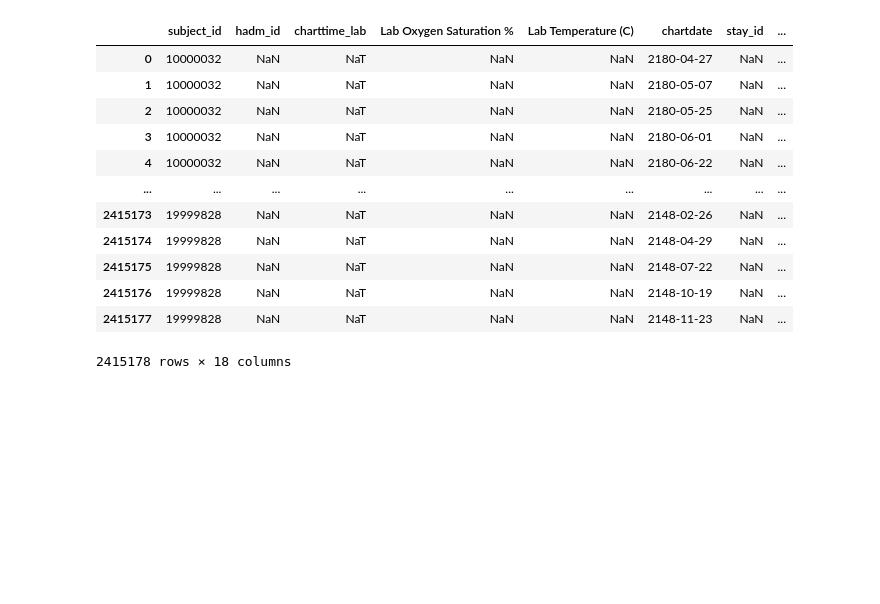
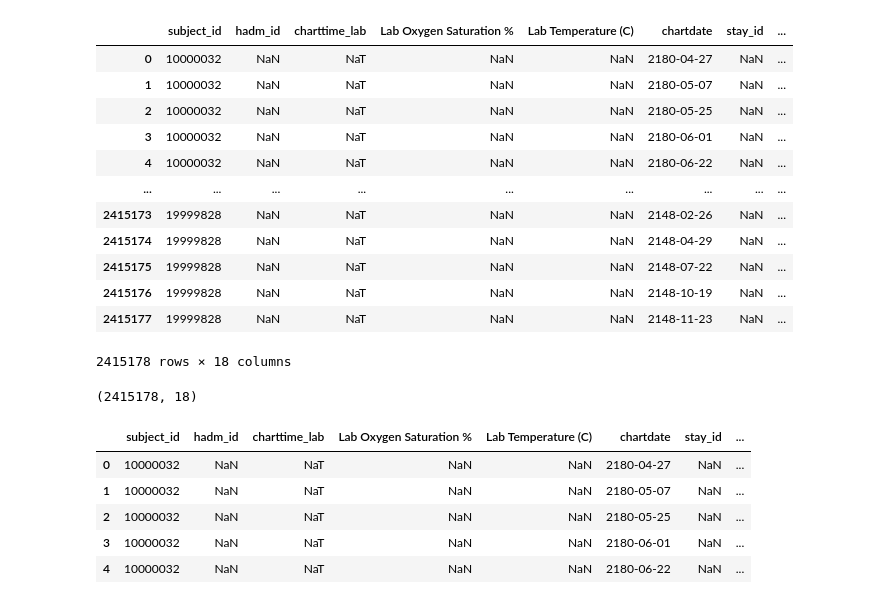
Before and after one commit to brandonng2/CardioTwin, a Jupyter notebook: notebooks/vitals_preprocessing.ipynb, the cells around one changed output. Cells and saved outputs as stored; diff of their text form; code cells hidden in the pictures; blank space fills up the shorter version.

```diff
--- a/notebooks/vitals_preprocessing.ipynb
+++ b/notebooks/vitals_preprocessing.ipynb
@@ -71,4 +59,6 @@ lab_events_vitals
 # %%
 from preprocessing.vitals_preprocessing import preprocess_lab_events
 
-labevents_vitals = preprocess_lab_events(in_dir)
+labevents_vitals = preprocess_lab_events(in_dir, config)
+print(labevents_vitals.shape)
+labevents_vitals.head(5)
@@ -101,4 +99,6 @@ ed_vitals
 # %%
 from preprocessing.vitals_preprocessing import preprocess_ed_vitals
 
-ed_vitals = preprocess_ed_vitals(in_dir)
+ed_vitals = preprocess_ed_vitals(in_dir, config)
+print(ed_vitals.shape)
+ed_vitals.head(5)
@@ -150,4 +158,6 @@ omr_cleaned
 # %%
 from preprocessing.vitals_preprocessing import preprocess_omr
 
-omr_data = preprocess_omr(in_dir)
+omr_data = preprocess_omr(in_dir, config)
+print(omr_data.shape)
+omr_data.head(5)
@@ -195,4 +213,14 @@ final
 # %%
 from preprocessing.vitals_preprocessing import merge_vitals
 
 vitals_data = merge_vitals(omr_data, ed_vitals ,labevents_vitals)
+print(vitals_data.shape)
+vitals_data.head(5)
+# %% [output]
+(2415178, 18)
+|  | subject_id | hadm_id | charttime_lab | Lab Oxygen Saturation % | Lab Temperature (C) | chartdate | stay_id | ... |
+| 0 | 10000032 | NaN | NaT | NaN | NaN | 2180-04-27 | NaN | ... |
+| 1 | 10000032 | NaN | NaT | NaN | NaN | 2180-05-07 | NaN | ... |
+| 2 | 10000032 | NaN | NaT | NaN | NaN | 2180-05-25 | NaN | ... |
+| 3 | 10000032 | NaN | NaT | NaN | NaN | 2180-06-01 | NaN | ... |
+| 4 | 10000032 | NaN | NaT | NaN | NaN | 2180-06-22 | NaN | ... |
```
Also changed, not shown: parts of 4 cells of this notebook, 4 other files.
